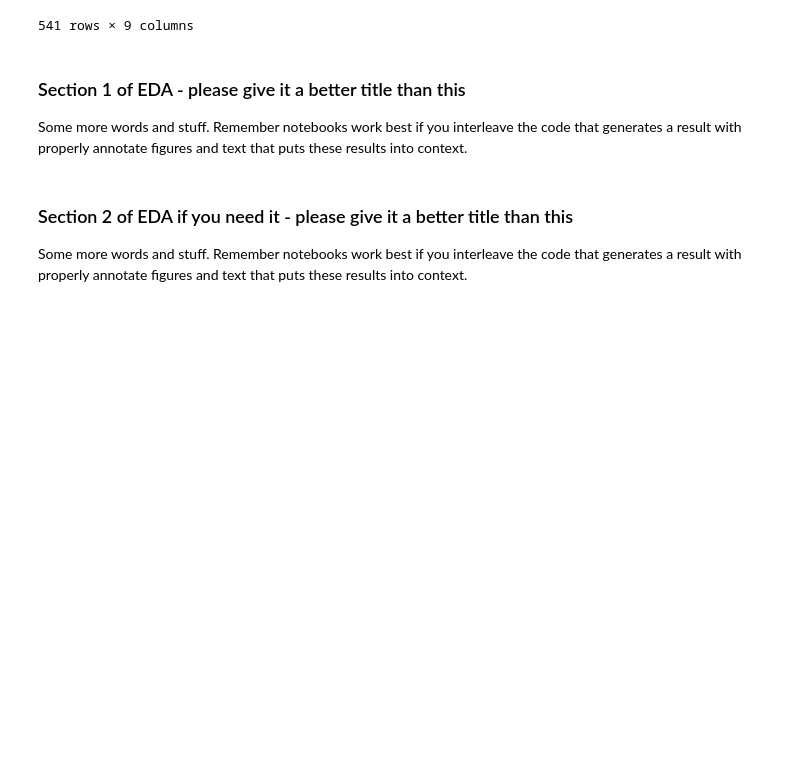
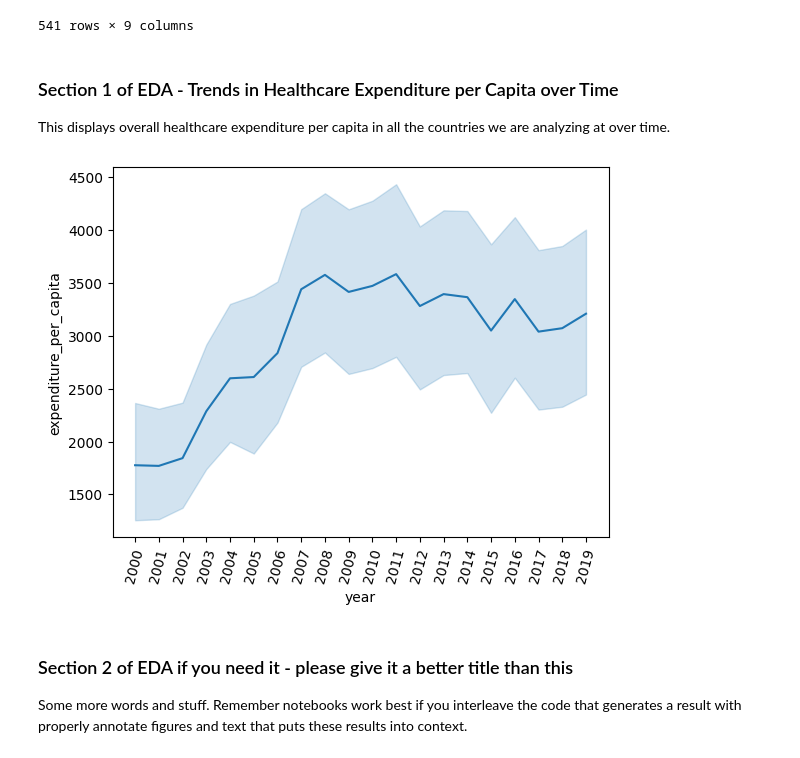
Before and after one commit to AishaWolff/data_science_research_project, a Jupyter notebook: EDACheckpoint_Group063-FA24.ipynb, the cells around one changed output. Cells and saved outputs as stored; diff of their text form; code cells hidden in the pictures; blank space fills up the shorter version.

Commit message:
created first visualization, make sure to have EDA  imports installed on local

```diff
--- a/EDACheckpoint_Group063-FA24.ipynb
+++ b/EDACheckpoint_Group063-FA24.ipynb
@@ -628,7 +628,3 @@ inner_final
 | 539 | 539 | USA | 2009 | 4.863043 | 6427.385000 | 7602.745605 | ... |
 | 540 | 540 | USA | 2010 | 4.836232 | 2790.062143 | 7833.044922 | ... |
 541 rows × 9 columns
-# %% [markdown]
-### Section 1 of EDA - please give it a better title than this
-
-Some more words and stuff.  Remember notebooks work best if you interleave the code that generates a result with properly annotate figures and text that puts these results into context.
@@ -638,3 +637,15 @@ Some more words and stuff.  Remember notebooks work best if you interleave the c
+# %% [markdown]
+### Section 1 of EDA - Trends in Healthcare Expenditure per Capita over Time
+
+This displays overall healthcare expenditure per capita in all the countries we are analyzing at over time.
+# %%
+
+sns.lineplot(data = inner_final, x = 'year', y = 'expenditure_per_capita');
+plt.xticks(np.arange(min(inner_final['year']), max(inner_final['year'])+1, 1))
+plt.xticks(rotation=75)
+plt.show()
+# %% [output]
+[figure, added]
 # %% [markdown]
 ### Section 2 of EDA if you need it  - please give it a better title than this
 
```
Also changed, not shown: parts of 2 cells of this notebook.
